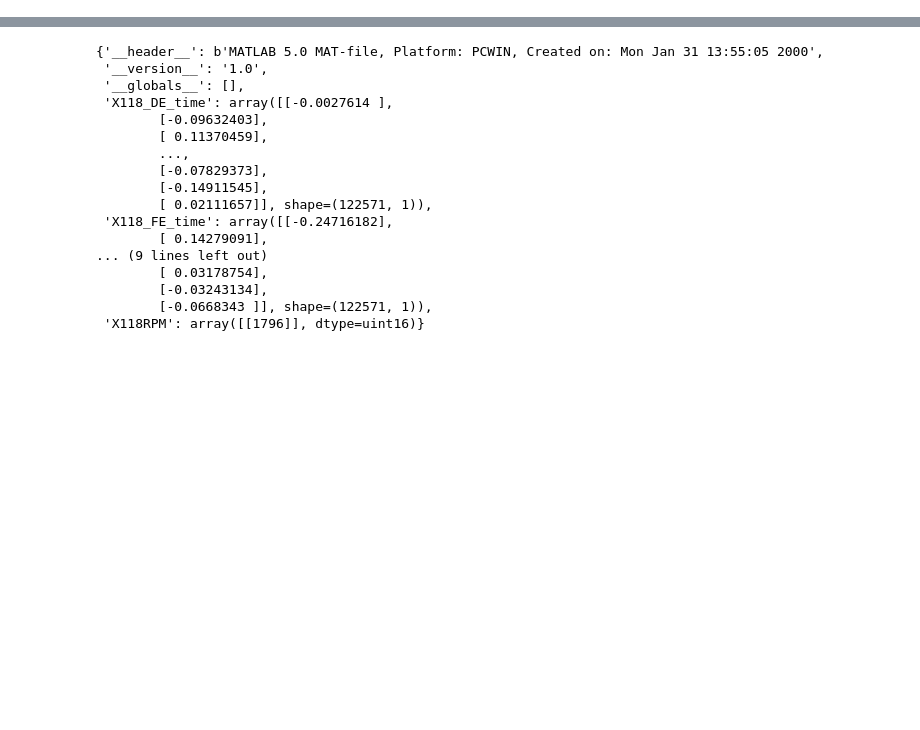
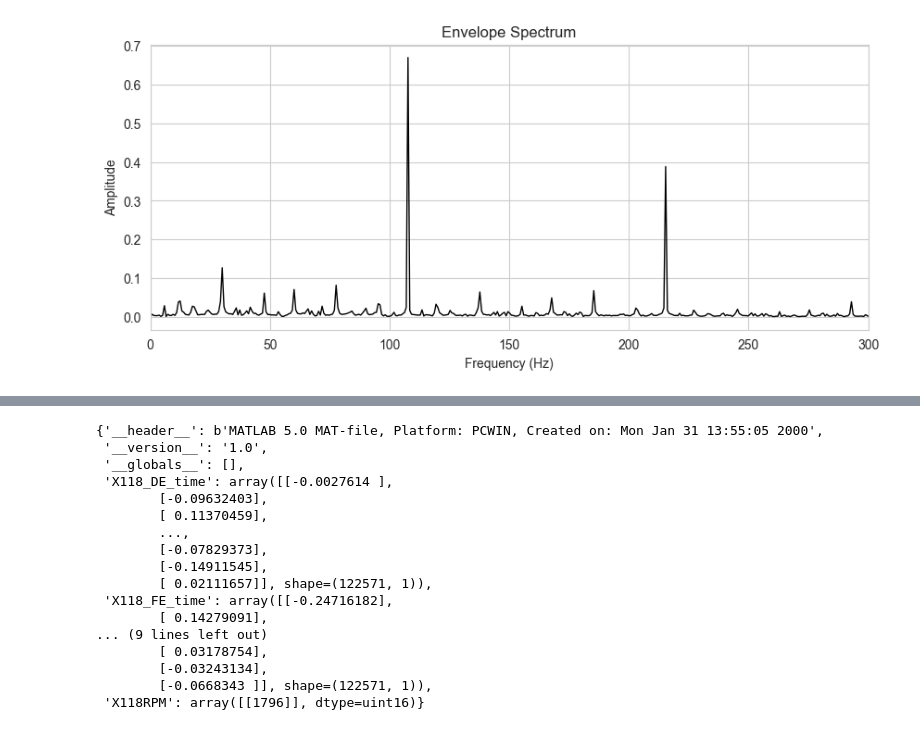
Before and after one commit to jiakuma/compond_fault, a Jupyter notebook: 信号处理/经验模态分解/VMD/vmd封装.ipynb, the cells around one changed output, grey strips where cells are left out. Cells and saved outputs as stored; diff of their text form; code cells hidden in the pictures; blank space fills up the shorter version.

```diff
--- a/信号处理/经验模态分解/VMD/vmd封装.ipynb
+++ b/信号处理/经验模态分解/VMD/vmd封装.ipynb
@@ -206,5 +253,7 @@ data=loadmat('../../../数据集/CRWU/12k Drive End Bearing Fault Data/Outer Rac
 data=data['X130_DE_time'].flatten()
 data=data[:2**14]
 # %%
-u,u_hat,omega=get_VMD(data,K=4,tol=1e-7,alpha=2000,tau=0,init=1,DC=0)
+u,u_hat,omega=get_VMD(data,K=3,tol=1e-7,alpha=1500,tau=0,init=1,DC=0)
+# %% [output]
+[figure, added]
 # %%
```
Also changed, not shown: parts of 9 cells of this notebook, 1 other file.
